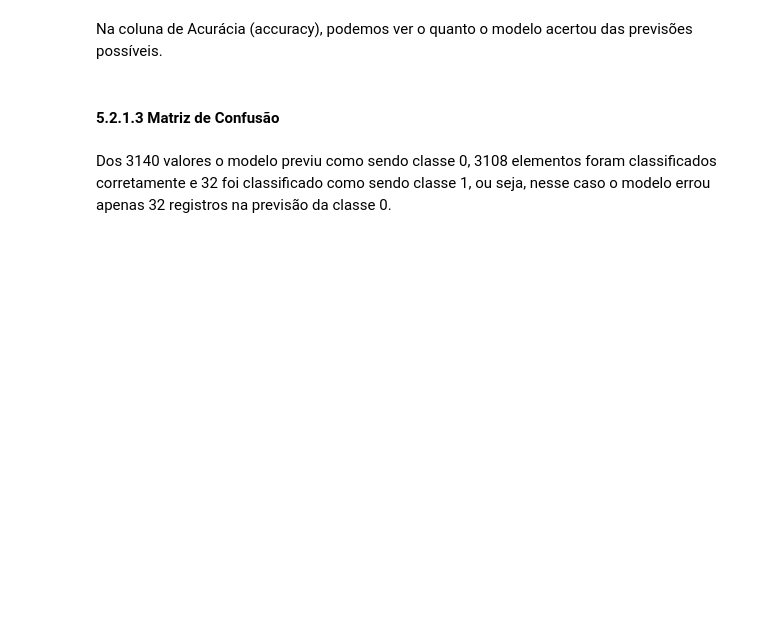
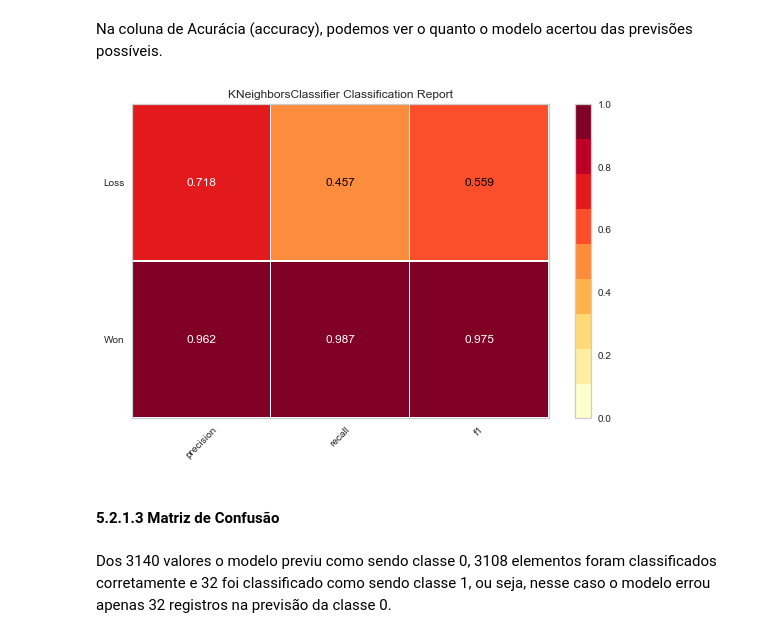
Before and after one commit to karenyov/TCC_PUC_BigData, a Jupyter notebook: TCC - PUC Minas.ipynb, the cells around one changed output. Saved outputs shown, nothing was run; the diff lists cells and outputs as text; code cells hidden in the pictures; blank space fills up the shorter version.

```diff
--- a/TCC - PUC Minas.ipynb
+++ b/TCC - PUC Minas.ipynb
@@ -1163,5 +1172,13 @@ Accuracy: 0.9482604817127565
 # %% [markdown]
 Na coluna de Acurácia (accuracy), podemos ver o quanto o modelo acertou das previsões possíveis.
+# %%
+# Instanciando o modelo de classificação e o objeto visualizer
+visualizer = ClassificationReport(knn, classes=['Won','Loss'])
+visualizer.fit(train_X, train_y) # adicionando o resultado do modelo no objeto visualizer
+visualizer.score(test_X, test_y) # adicionando resultados da base de teste
+g = visualizer.poof() # desenha o gráfico
+# %% [output]
+[figure, added]
 # %% [markdown]
 #### 5.2.1.3 Matriz de Confusão
 # %% [markdown]
```
Also changed, not shown: parts of 24 cells of this notebook.
